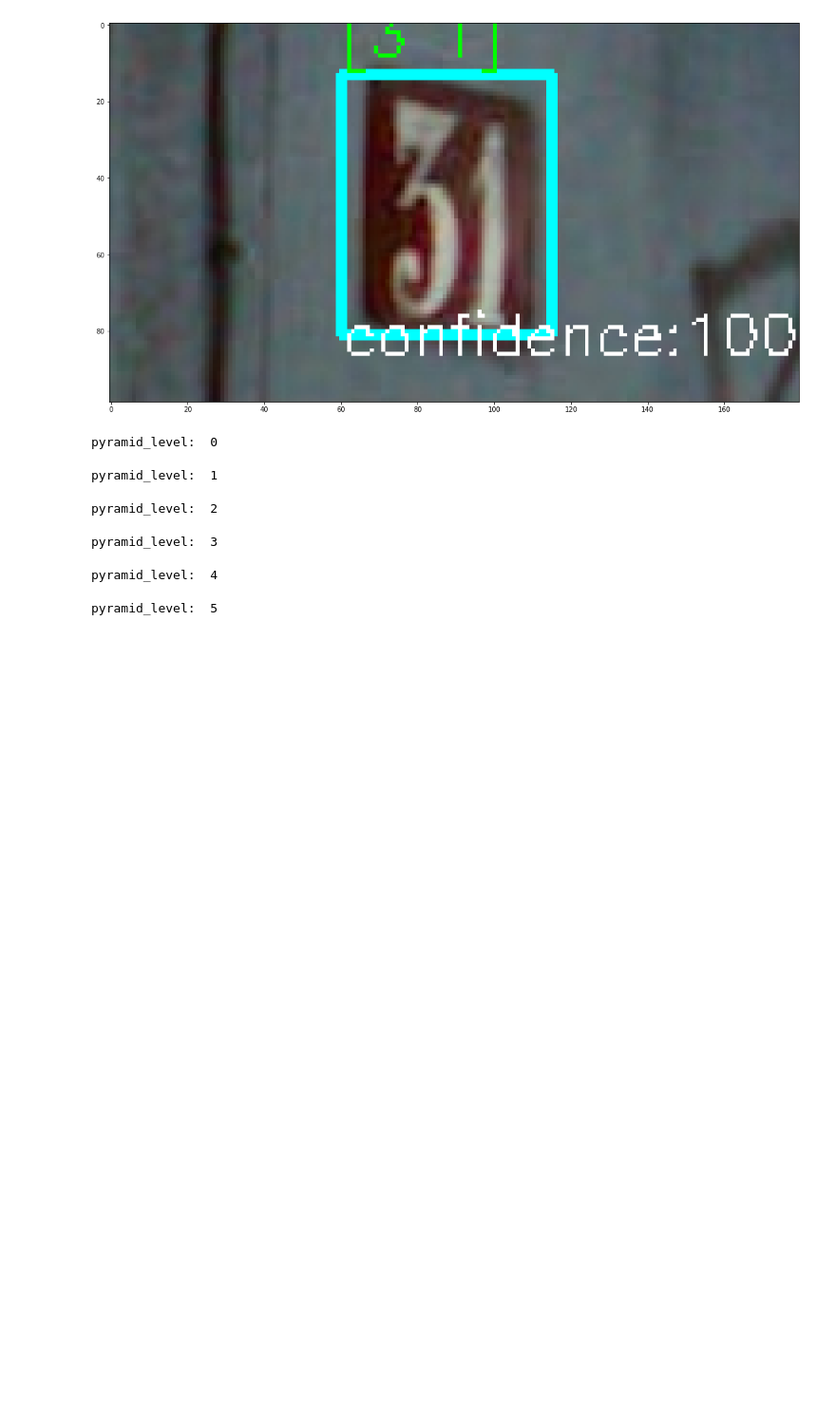
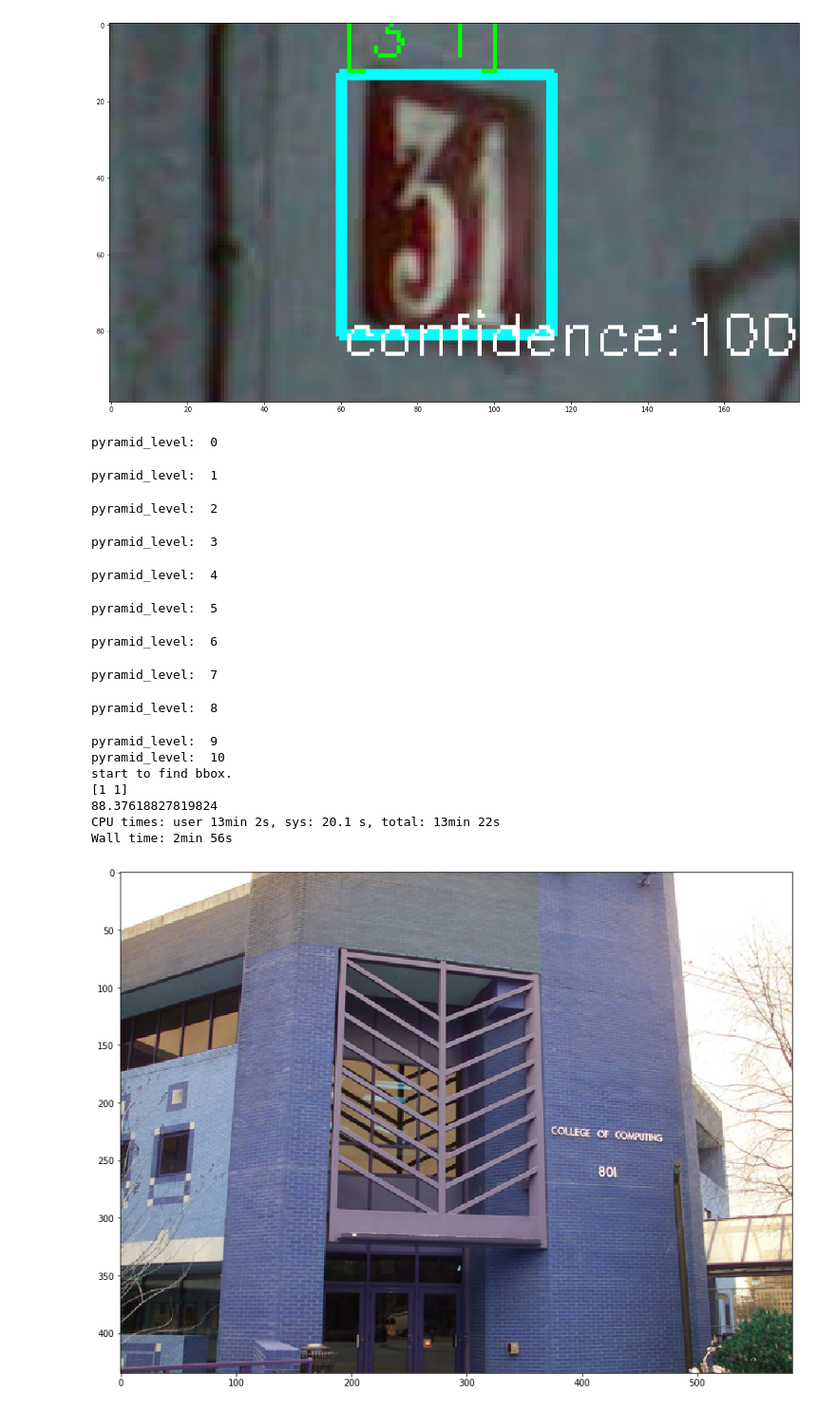
Before and after one commit to YueWen1994/cnn_project, a Jupyter notebook: cnn/vgg_pretrain_detection.ipynb, the cells around one changed output. Shown: that part at 95% size. Drawn from its saved outputs; the diff is of its cells as text; code cells hidden in the pictures; blank space fills up the shorter version.

```diff
--- a/cnn/vgg_pretrain_detection.ipynb
+++ b/cnn/vgg_pretrain_detection.ipynb
@@ -111,12 +111,23 @@ Wall time: 18.3 s
 # %%
 %%time
 img = cv2.imread('input_images/1.png')
 show_img(img)
-img_out = detect_bbox(img,steps=10, cropped_size=48, save_img=False)
+out_img = detect_bbox(img,steps=10, cropped_size=48, save_img=False)
 # %% [output]
 pyramid_level:  0
 pyramid_level:  1
 pyramid_level:  2
 pyramid_level:  3
 pyramid_level:  4
 pyramid_level:  5
+pyramid_level:  6
+pyramid_level:  7
+pyramid_level:  8
+pyramid_level:  9
+pyramid_level:  10
+start to find bbox.
+[1 1]
+88.37618827819824
+CPU times: user 13min 2s, sys: 20.1 s, total: 13min 22s
+Wall time: 2min 56s
+[figure, added]
```
Also changed, not shown: parts of 1 cell of this notebook, 2 other files.
